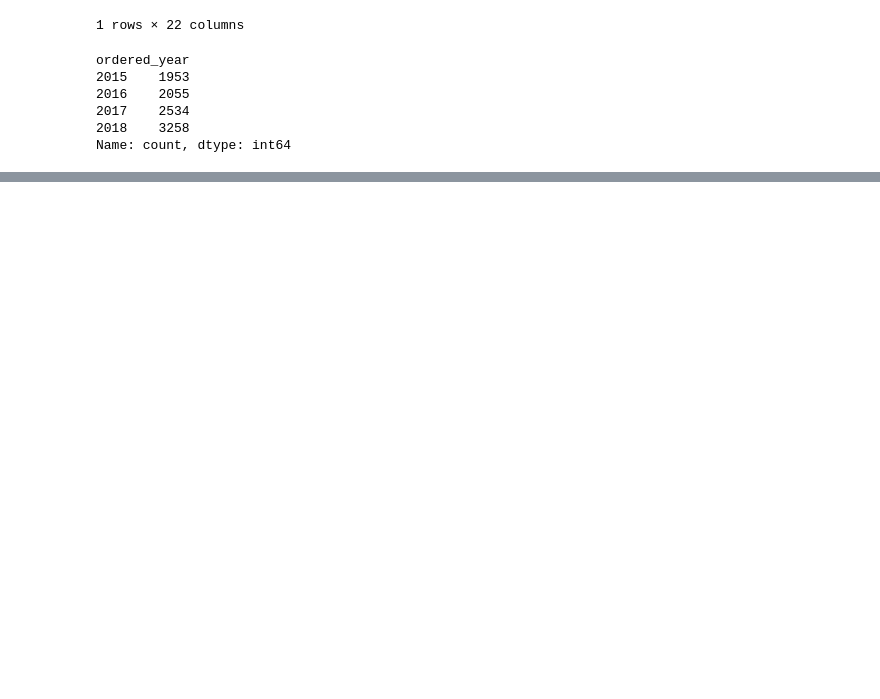
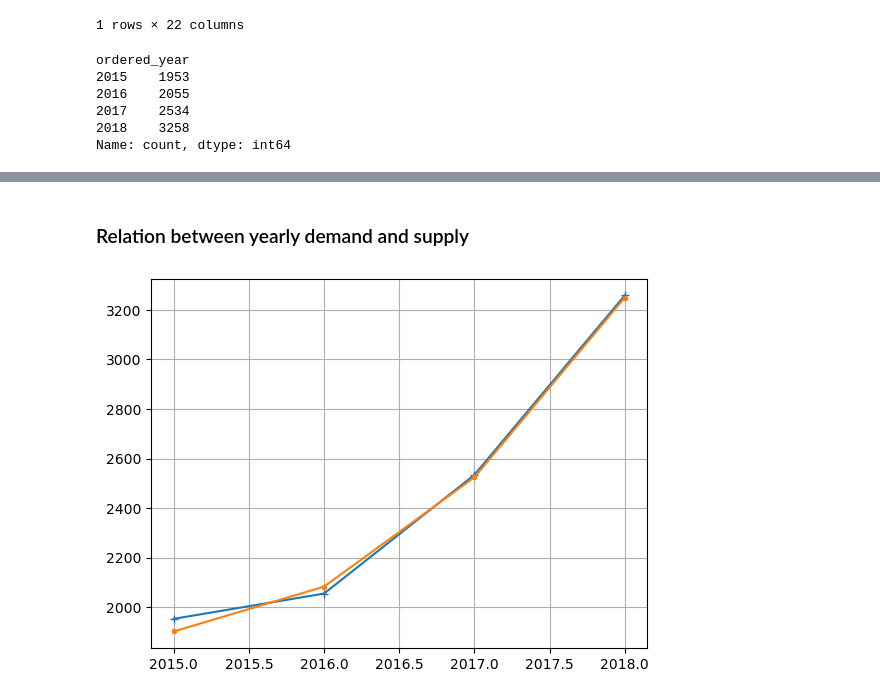
Before and after one commit to khagendrad/sales-analysis, a Jupyter notebook: salesAnalysis.ipynb, the cells around one changed output, grey strips where cells are left out. Drawn from its saved outputs; the diff is of its cells as text; code cells hidden in the pictures; blank space fills up the shorter version.

```diff
--- a/salesAnalysis.ipynb
+++ b/salesAnalysis.ipynb
@@ -283,7 +283,8 @@ sales_data.sample()
 1 rows × 22 columns
 # %%
 # finding year-wise order
-sales_data.groupby('ordered_year')['ordered_year'].value_counts()
+yearwise_order=sales_data.groupby('ordered_year')['ordered_year'].value_counts()
+yearwise_order
 # %% [output]
 ordered_year
 2015    1953
@@ -293,7 +294,8 @@ ordered_year
 Name: count, dtype: int64
 # %%
 # finding year-wise shipment
-sales_data.groupby('shipped_year')['shipped_year'].value_counts()
+yearwise_shippment =sales_data[sales_data.shipped_year!=2019].groupby('shipped_year')['shipped_year'].value_counts()
+yearwise_shippment
 # %% [output]
 shipped_year
 2015    1902
@@ -304,0 +343,10 @@ Name: count, dtype: int64
+# %% [markdown]
+### Relation between yearly demand and supply
+# %%
+
+plt.plot(yearwise_order.index, yearwise_order.values, marker='+')
+plt.plot(yearwise_shippment.index, yearwise_shippment.values, marker='.')
+plt.grid()
+plt.show()
+# %% [output]
+[figure, added]
```
Also changed, not shown: parts of 11 cells of this notebook.
